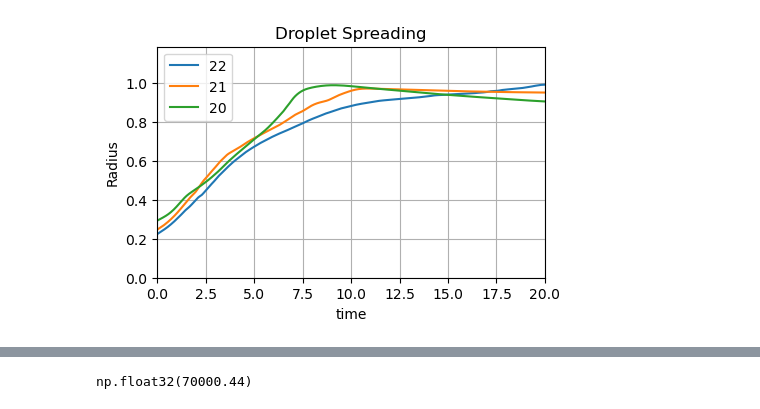
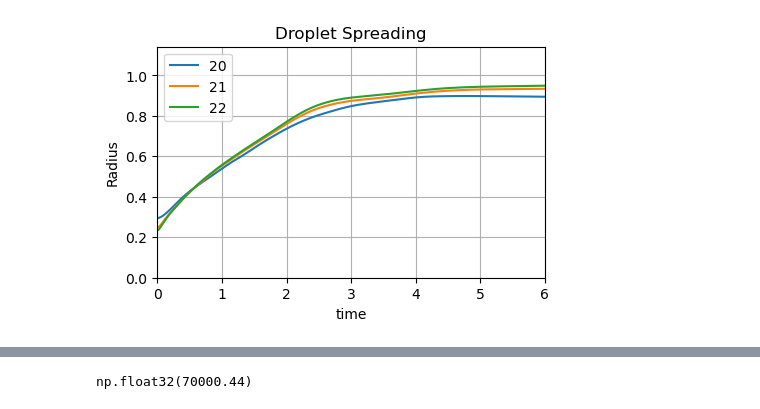
Before and after one commit to pmt58/Droplet_NGA2, a Jupyter notebook: data_analysis.ipynb, the cells around one changed output, grey strips where cells are left out. Cells and saved outputs as stored; diff of their text form; code cells hidden in the pictures.

```diff
--- a/data_analysis.ipynb
+++ b/data_analysis.ipynb
@@ -16,7 +16,7 @@ cst=0
 f_name=[""]
 f_id=[""]
 for temp in file_temp:
-    match=re.search("data2",temp)
+    match=re.search("data1",temp)
     if match:
         f_name.append(temp)
         f_id.append(temp.split('_')[1])
@@ -29,35 +29,35 @@ f_sorted=np.sort(f_id)
 index=np.zeros(np.size(f_id)).astype('int32')
 f_name_sorted=np.empty(np.size(f_name),dtype='<U14')
 for i in range(np.size(f_id)):
     index[i]=np.where(f_id==f_sorted[i])[0][0].astype('int32')#,f_id)
     f_name_sorted[i]=f_name[index[i]]
 n=np.size(f_id)
 fit_param=np.zeros([n,4])
 i=0
 for f in f_name:
     temp=pd.read_csv('./'+f+'/dropinfo',header=0,delimiter='\\s+')#,skiprows=1)
     data=temp[1:].astype('float32') # Drop first row and interpret data as floating point numbers.
     # === Plot Data === #
     xdata=data['Time'].to_numpy()
     ydata=data['WetAreaFract'].to_numpy()
     p=plt.plot(xdata,ydata,label=f.split('_')[1]+f.split('_')[3])
     # === Fit model === #
     #popt, pcov = curve_fit(powerlaw, data['Time'], np.pi*np.power(data['Wetted'],2),[1,0.5,1,8])
     popt, pcov = curve_fit(powerlaw, xdata, ydata,bounds=(10**-3,[10,10,10,2]))
     fit_param[i,:]=popt
     #p=plt.plot(xdata,powerlaw(xdata,popt[0],popt[1],popt[2],popt[3]),'--',color=p[0].get_color())
     i=i+1
 
-plt.xlim([0,20])
+plt.xlim([0,6])
 plt.ylim([0,np.max(ydata)*1.2])
 plt.title('Droplet Spreading')
 plt.xlabel('time')
 plt.ylabel('Radius')
 plt.legend()
 plt.grid()
 plt.show()
 # %% [output]
-[figure, old version]
+[figure, new version]
 # %%
 # K,n,Af,tau
 a=plt.plot(np.log10(f_id),fit_param[:,0]/np.max(fit_param[:,0]),'-o',label='K')
```
Also changed, not shown: parts of 1 cell of this notebook.
